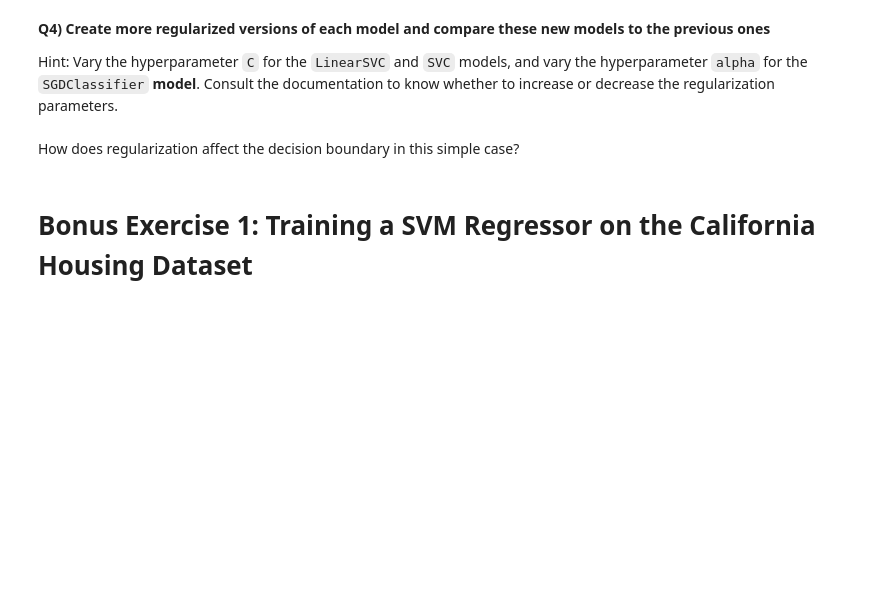
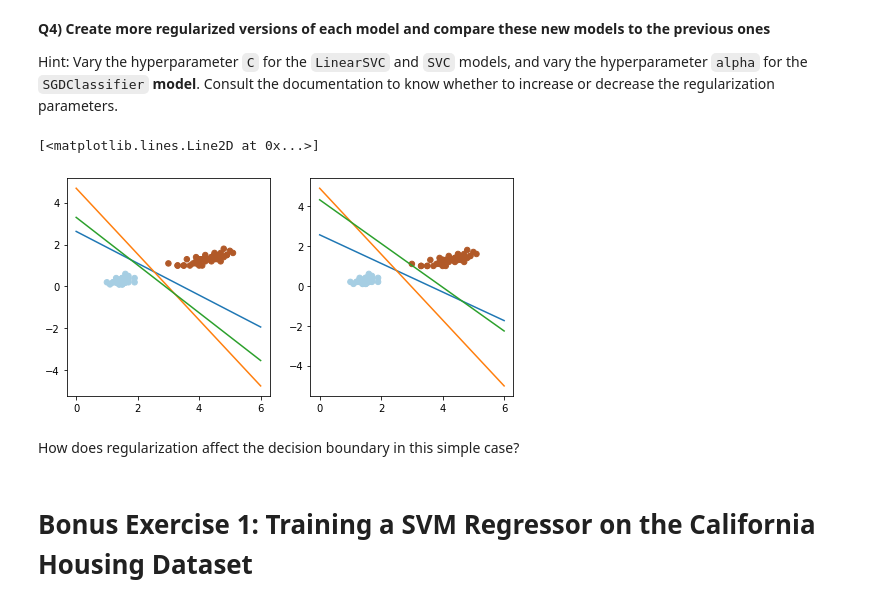
Before and after one commit to MaxHenk/2022_ML_Earth_Env_Sci, a Jupyter notebook: Lab_Notebooks/S3_1_SVM.ipynb, the cells around one changed output. Drawn from its saved outputs; the diff is of its cells as text; code cells hidden in the pictures; blank space fills up the shorter version.

```diff
--- a/Lab_Notebooks/S3_1_SVM.ipynb
+++ b/Lab_Notebooks/S3_1_SVM.ipynb
@@ -180,14 +180,21 @@ y_bound_sgdc_reg = -((W_sgdc_reg[0]*x_vals_sgdc_reg+I_sgdc_reg[0])/W_sgdc_reg[1]
 # Fit more regularized versions of the `SGDClassifier` model
 # %%
 #Plot comparison
-plt.subplots()
+fig, axes = plt.subplots(figsize=(8, 4), ncols=2)
+ax0, ax1 = axes
+ax0.scatter(X[:,0], X[:,1], c=y, s=30, cmap=plt.cm.Paired)
+ax0.plot(x_vals, y_bound)
+ax0.plot(x_vals_svc, y_bound_svc)
+ax0.plot(x_vals_sgdc, y_bound_sgdc)
 
-plt.scatter(X[:,0], X[:,1], c=y, s=30, cmap=plt.cm.Paired)
-plt.plot(x_vals, y_bound)
-plt.plot(x_vals_svc, y_bound_svc)
-plt.plot(x_vals_sgdc, y_bound_sgdc)
-plt.show()
+ax1.scatter(X[:,0], X[:,1], c=y, s=30, cmap=plt.cm.Paired)
+ax1.plot(x_vals_reg, y_bound_reg)
+ax1.plot(x_vals_svc_reg, y_bound_svc_reg)
+ax1.plot(x_vals_sgdc_reg, y_bound_sgdc_reg)
 # Compare the new decision boundaries to the old ones
+# %% [output]
+[<matplotlib.lines.Line2D at 0x...>]
+[figure, added]
 # %% [markdown]
 How does regularization affect the decision boundary in this simple case?
 # %% [markdown]
```
Also changed, not shown: parts of 1 cell of this notebook.
